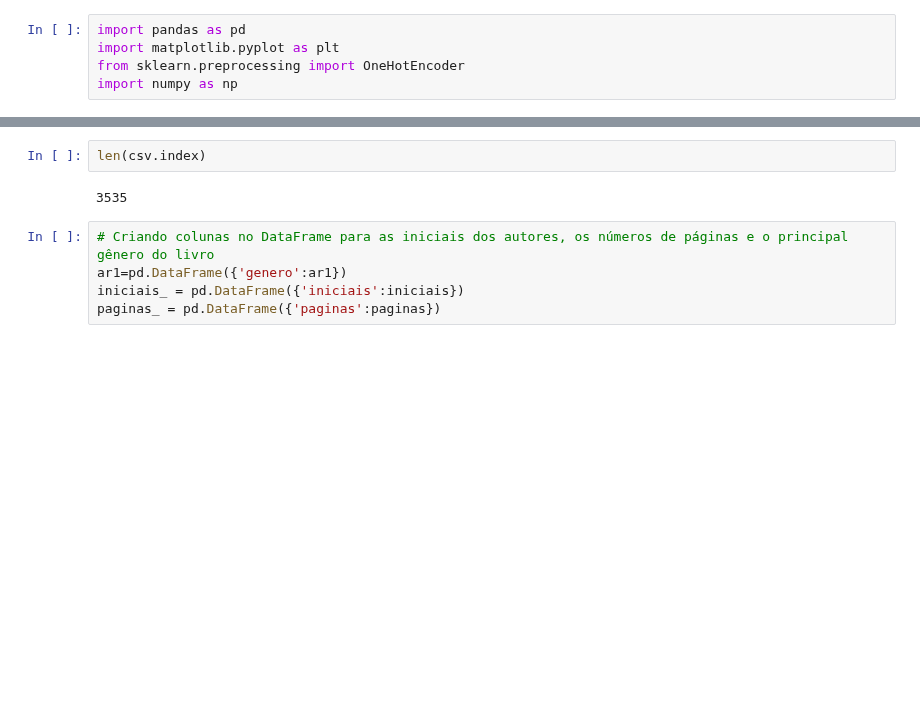
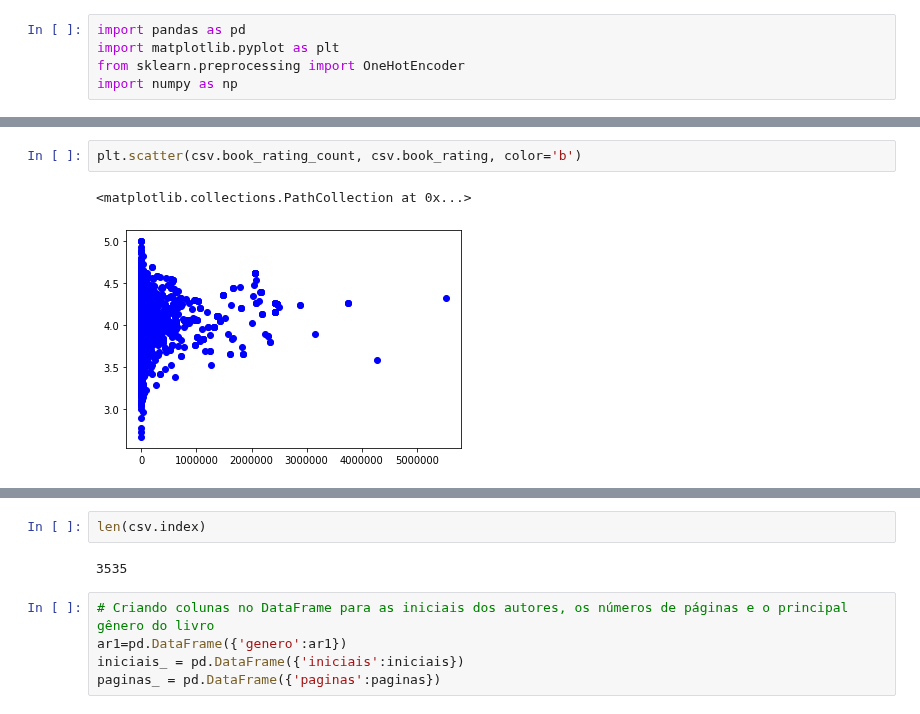
Before and after one commit to PedroHMenezes/PF_Book_rating, a Jupyter notebook: Books.ipynb, the cells around one changed output, grey strips where cells are left out. Drawn from its saved outputs; the diff is of its cells as text; blank space fills up the shorter version.

```diff
--- a/Books.ipynb
+++ b/Books.ipynb
@@ -52,0 +67,5 @@ csv.head()
+# %%
+plt.scatter(csv.book_rating_count, csv.book_rating, color='b')
+# %% [output]
+<matplotlib.collections.PathCollection at 0x...>
+[figure, added]
```
Also changed, not shown: parts of 15 cells of this notebook.
